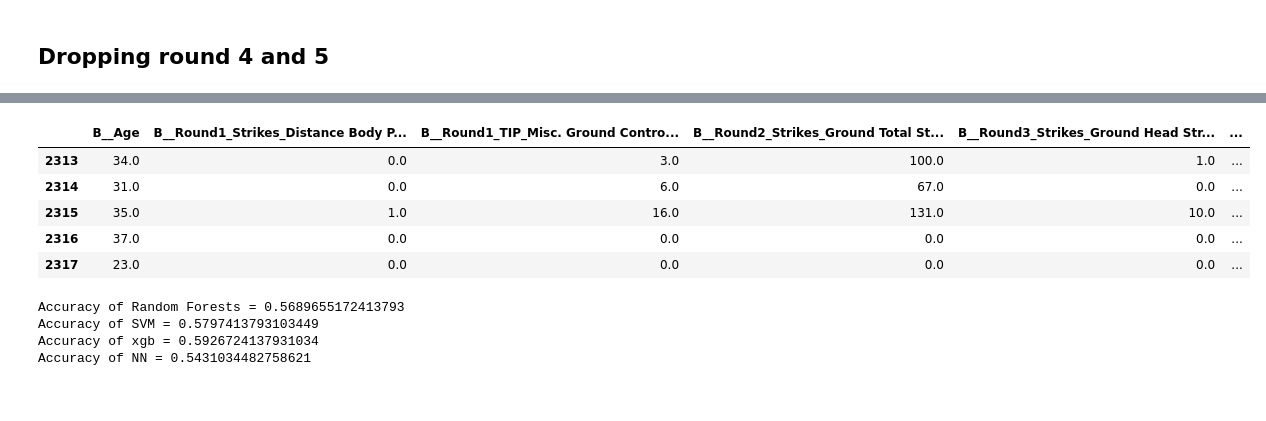
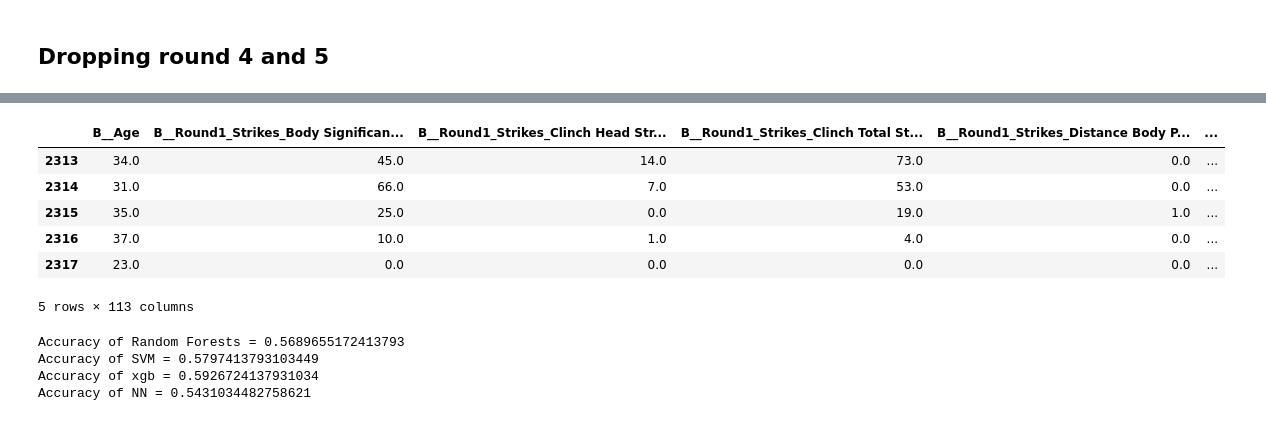
Before and after one commit to Hitkul/UFC_Fight_Prediction, a Jupyter notebook: UFC.ipynb, the cells around one changed output, grey strips where cells are left out. Saved outputs shown, nothing was run; the diff lists cells and outputs as text; code cells hidden in the pictures.

```diff
--- a/UFC.ipynb
+++ b/UFC.ipynb
@@ -408,18 +416,21 @@ top_10_f = top_10_stock_features.index.values
+# %%
+top_pos_f = all_features_imp.head(112).index.values
 # %%
-top_10_f = np.append(top_10_f,'winner')
+top_pos_f = np.append(top_pos_f,'winner')
 # %%
-col_to_drop = np.setdiff1d(dropdata.columns,top_10_f)
+col_to_drop = np.setdiff1d(dropdata.columns,top_pos_f)
 # %%
-top_10_data = dropdata.drop(columns=col_to_drop,axis=1)
+top_pos_data = dropdata.drop(columns=col_to_drop,axis=1)
 # %%
-top_10_data.tail()
+top_pos_data.tail()
 # %% [output]
-|  | B__Age | B__Round1_Strikes_Distance Body P... | B__Round1_TIP_Misc. Ground Contro... | B__Round2_Strikes_Ground Total St... | B__Round3_Strikes_Ground Head Str... | ... |
-| 2313 | 34.0 | 0.0 | 3.0 | 100.0 | 1.0 | ... |
-| 2314 | 31.0 | 0.0 | 6.0 | 67.0 | 0.0 | ... |
-| 2315 | 35.0 | 1.0 | 16.0 | 131.0 | 10.0 | ... |
-| 2316 | 37.0 | 0.0 | 0.0 | 0.0 | 0.0 | ... |
+|  | B__Age | B__Round1_Strikes_Body Significan... | B__Round1_Strikes_Clinch Head Str... | B__Round1_Strikes_Clinch Total St... | B__Round1_Strikes_Distance Body P... | ... |
+| 2313 | 34.0 | 45.0 | 14.0 | 73.0 | 0.0 | ... |
+| 2314 | 31.0 | 66.0 | 7.0 | 53.0 | 0.0 | ... |
+| 2315 | 35.0 | 25.0 | 0.0 | 19.0 | 1.0 | ... |
+| 2316 | 37.0 | 10.0 | 1.0 | 4.0 | 0.0 | ... |
 | 2317 | 23.0 | 0.0 | 0.0 | 0.0 | 0.0 | ... |
+5 rows × 113 columns
 # %%
 resuts_top10 = run_all(top_10_data)
 # %%
```
Also changed, not shown: parts of 6 cells of this notebook.
